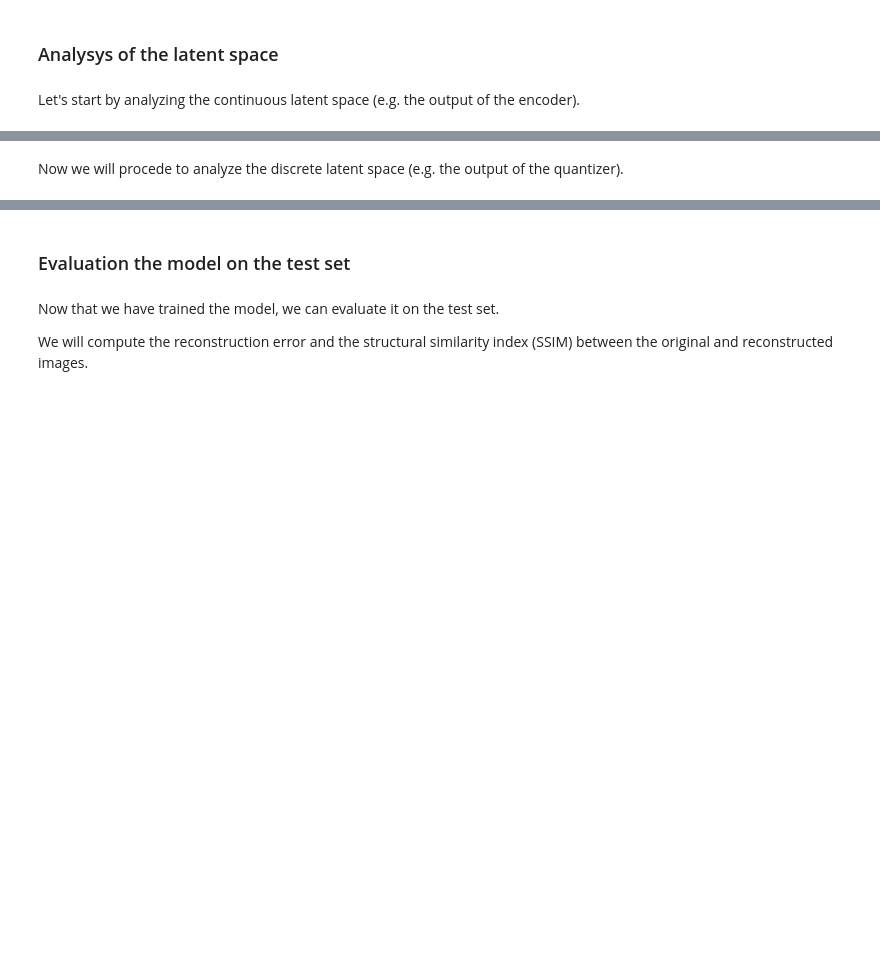
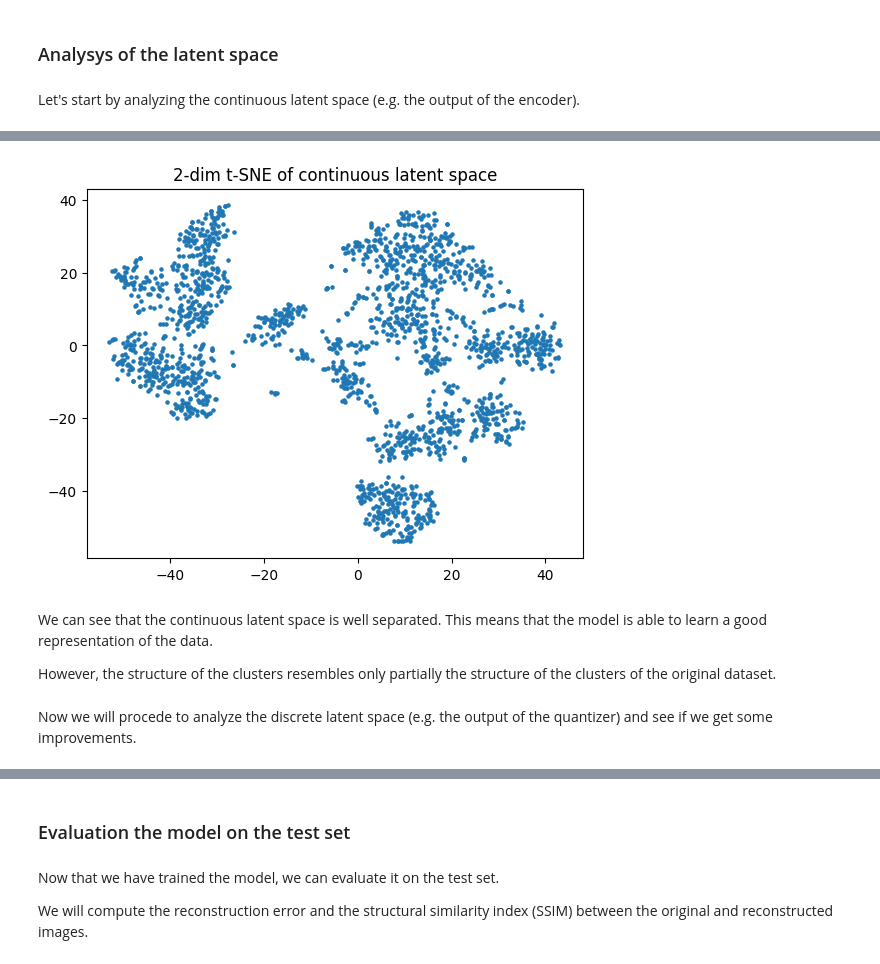
Before and after one commit to GLorenzo679/ROB313-Homework1, a Jupyter notebook: homework1.ipynb, the cells around one changed output, grey strips where cells are left out. Cells and saved outputs as stored; diff of their text form; code cells hidden in the pictures; blank space fills up the shorter version.

```diff
--- a/homework1.ipynb
+++ b/homework1.ipynb
@@ -564,12 +617,18 @@ plt.show()
 # %%
 tsne = TSNE(n_components=2)
 tsne_result = tsne.fit_transform(latent_space_subset)
 
-scatter = plt.scatter(tsne_result[:, 0], tsne_result[:, 1], alpha=0.7, s=5)
-plt.title("2-dim t-SNE of latent space")
+scatter = plt.scatter(tsne_result[:, 0], tsne_result[:, 1], s=5)
+plt.title("2-dim t-SNE of continuous latent space")
 plt.show()
+# %% [output]
+[figure, added]
+# %% [markdown]
+We can see that the continuous latent space is well separated. This means that the model is able to learn a good representation of the data.
+
+However, the structure of the clusters resembles only partially the structure of the clusters of the original dataset.
 # %% [markdown]
-Now we will procede to analyze the discrete latent space (e.g. the output of the quantizer).
+Now we will procede to analyze the discrete latent space (e.g. the output of the quantizer) and see if we get some improvements.
 # %%
 model.eval()
 discrete_latent_space = []
```
Also changed, not shown: parts of 20 cells of this notebook.
